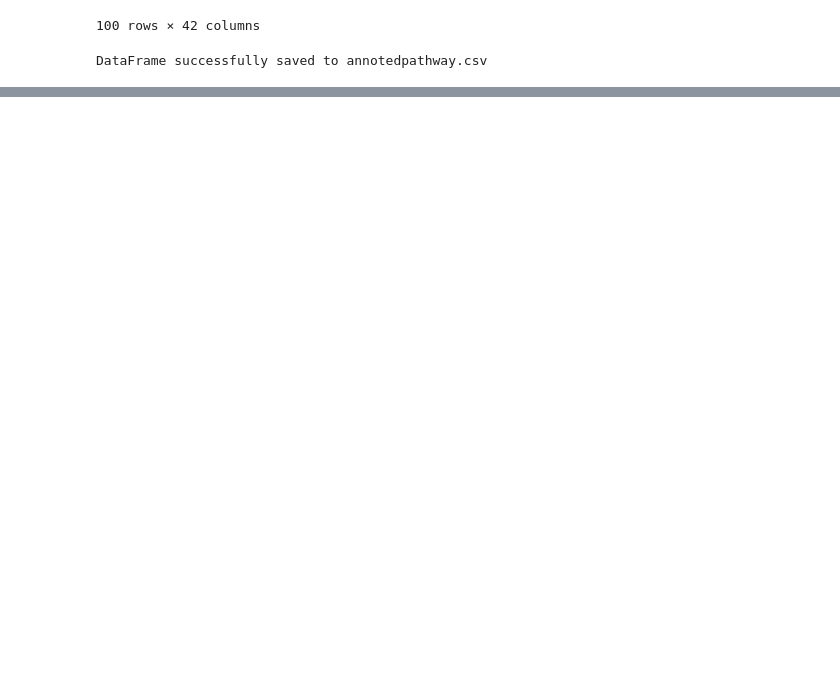
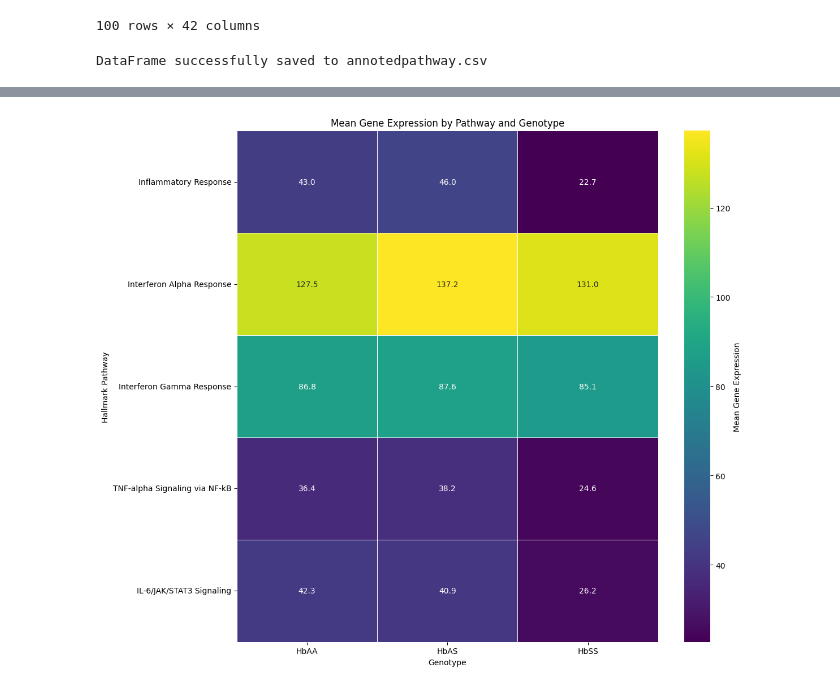
Before and after one commit to Edem-m/JaxProject_Edem-Jaimie, a Jupyter notebook: Jaxproject_Edem_Jaimie.ipynb, the cells around one changed output, grey strips where cells are left out. Cells and saved outputs as stored; diff of their text form; code cells hidden in the pictures; blank space fills up the shorter version.

```diff
--- a/Jaxproject_Edem_Jaimie.ipynb
+++ b/Jaxproject_Edem_Jaimie.ipynb
@@ -694,0 +878,29 @@ Sample information DataFrame with cleaned titles and sample IDs:
+# %%
+# 1. Create a gene to Pathway_Label mapping from filtered_genes_df
+gene_pathway_map = filtered_genes_df['Pathway_Label'].to_dict()
+
+# 2. Add 'Pathway_Label' column to the melted DataFrame
+melted_df_with_pathways = melted_df_for_boxplot_genotype.copy()
+melted_df_with_pathways['Pathway_Label'] = melted_df_with_pathways['Gene'].map(gene_pathway_map)
+
+# 3. Handle genes that might not have a Pathway_Label (e.g., if filtered_genes_df was incomplete)
+melted_df_with_pathways = melted_df_with_pathways.dropna(subset=['Pathway_Label']).copy()
+
+# 4. Split the comma-separated pathways and explode the DataFrame
+melted_df_with_pathways['Pathway'] = melted_df_with_pathways['Pathway_Label'].str.split(',')
+df_exploded = melted_df_with_pathways.explode('Pathway')
+
+# 5. Clean up any whitespace around pathway names
+df_exploded['Pathway'] = df_exploded['Pathway'].str.strip()
+
+# 6. Filter to only include the target pathways (redundant but good for robustness)
+df_exploded = df_exploded[df_exploded['Pathway'].isin(target_pathways)].copy()
+
+# 7. Calculate the mean expression for each Pathway and genotype
+heatmap_data = df_exploded.groupby(['Pathway', 'genotype'])['Expression'].mean().unstack()
+
+# Ensure the pathways are in a consistent order for plotting
+heatmap_data = heatmap_data.reindex(target_pathways, axis=0).dropna(how='all')
+
+print("Mean expression per pathway per genotype for heatmap:")
+display(heatmap_data)
@@ -694,0 +916,18 @@ Sample information DataFrame with cleaned titles and sample IDs:
+# %%
+# 8. Create the heatmap
+plt.figure(figsize=(12, 10))
+sns.heatmap(
+    heatmap_data,
+    cmap='viridis', # Changed to a colorblind-friendly colormap
+    annot=True,     # Show the values on the heatmap
+    fmt=".1f",      # Format annotation to one decimal place
+    linewidths=.5,  # Add lines between cells
+    cbar_kws={'label': 'Mean Gene Expression'}
+)
+plt.title('Mean Gene Expression by Pathway and Genotype')
+plt.xlabel('Genotype')
+plt.ylabel('Hallmark Pathway')
+plt.tight_layout()
+plt.show()
+# %% [output]
+[figure, added]
```
Also changed, not shown: parts of 22 cells of this notebook.
